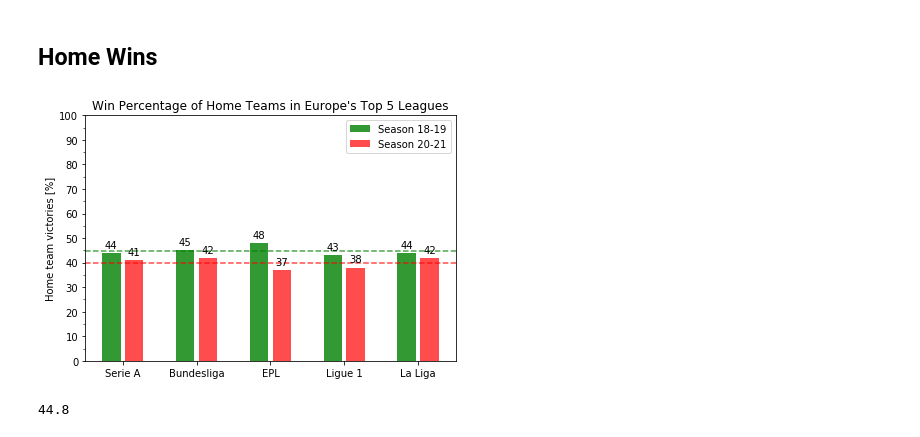
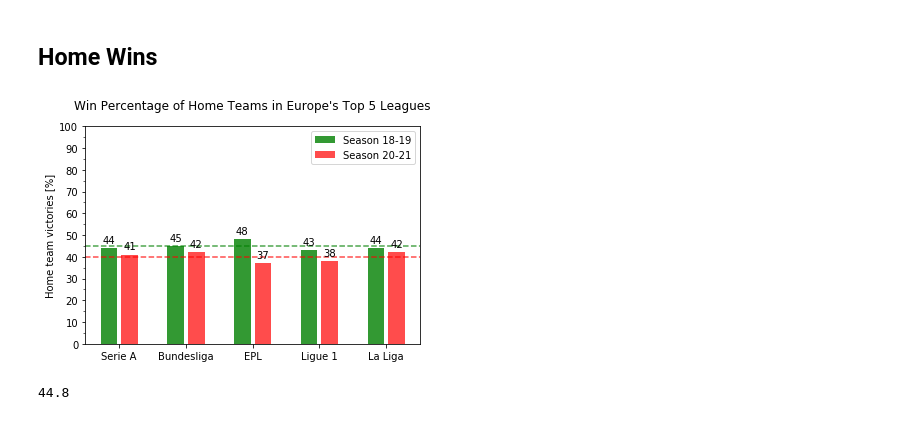
Before and after one commit to cina-r/Soccer_Home_Advantage, a Jupyter notebook: home_advantage.ipynb, the cells around one changed output. Saved outputs shown, nothing was run; the diff lists cells and outputs as text; code cells hidden in the pictures.

```diff
--- a/home_advantage.ipynb
+++ b/home_advantage.ipynb
@@ -606,37 +606,37 @@ ax.set_xticks(x)
 ax.set_xticklabels(labels)
 # ax.set_ylim(0, 100)
 plt.yticks(np.arange(0, 110, 10))
 ax.yaxis.set_minor_locator(tck.MultipleLocator(5))
 ax.legend()
 
 
 def autolabel(rects):
     """Attach a text label above each bar in *rects*, displaying its height."""
     for rect in rects:
         height = rect.get_height()
         ax.annotate('{}'.format(height),
                     xy=(rect.get_x() + rect.get_width() / 2, height),
                     xytext=(0, 3),  # 3 points vertical offset
                     textcoords="offset points",
                     ha='center', va='bottom')
 
 autolabel(rects1)
 autolabel(rects2)
 
 
 ratio_avg_18 = sum(dict_home_18.values()) / len(dict_home_18)
 ratio_avg_20 = sum(dict_home_20.values()) / len(dict_home_20)
 
 plt.axhline(y=ratio_avg_18, color="green", linestyle="--", alpha=0.7)  # 0.7
 plt.axhline(y=ratio_avg_20, color="red", linestyle="--", alpha=0.7)
 
 
-fig.tight_layout()
-plt.title('Win Percentage of Home Teams in Europe\'s Top 5 Leagues')
+# fig.tight_layout()
+plt.title('Win Percentage of Home Teams in Europe\'s Top 5 Leagues', y=1.05)
 # plt.show()
-plt.savefig('home_win_ratios.pdf')
+plt.savefig('home_win_ratios.png')
 # %% [output]
-[figure, old version]
+[figure, new version]
 # %%
 ratio_avg_18
 # %% [output]
```
Also changed, not shown: parts of 1 cell of this notebook.
